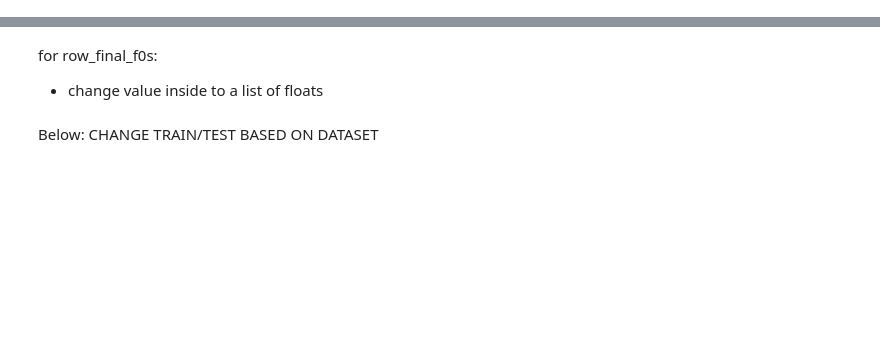
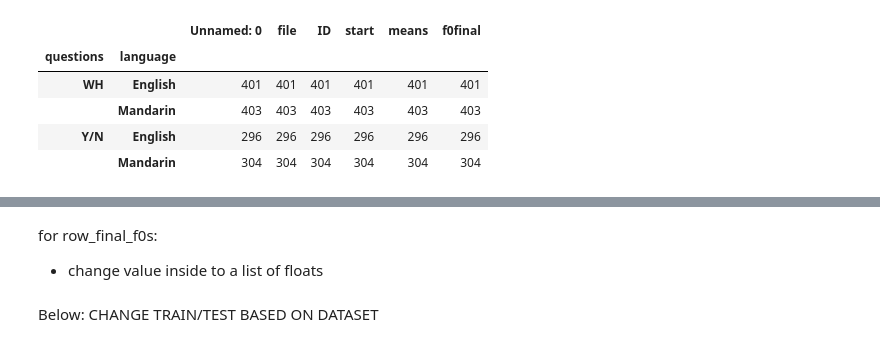
Before and after one commit to rachelrakov/dissertation_code, a Jupyter notebook: get_legendres.ipynb, the cells around one changed output, grey strips where cells are left out. Cells and saved outputs as stored; diff of their text form; code cells hidden in the pictures; blank space fills up the shorter version.

```diff
--- a/get_legendres.ipynb
+++ b/get_legendres.ipynb
@@ -8,3 +9,12 @@ all_test_data = pd.read_csv("C:/Users/Rachel/Documents/Grad_Stuff/Dissertation/a
+# %%
+all_train_data.groupby(['questions', 'language']).count()
+# %% [output]
+|  |  | Unnamed: 0 | file | ID | start | means | f0final |
+| questions | language |  |  |  |  |  |  |
+| WH | English | 401 | 401 | 401 | 401 | 401 | 401 |
+|  | Mandarin | 403 | 403 | 403 | 403 | 403 | 403 |
+| Y/N | English | 296 | 296 | 296 | 296 | 296 | 296 |
+|  | Mandarin | 304 | 304 | 304 | 304 | 304 | 304 |
 # %%
 all_train_data.groupby(["questions",'language']).count()
 # %% [output]
```
Also changed, not shown: parts of 20 cells of this notebook.
